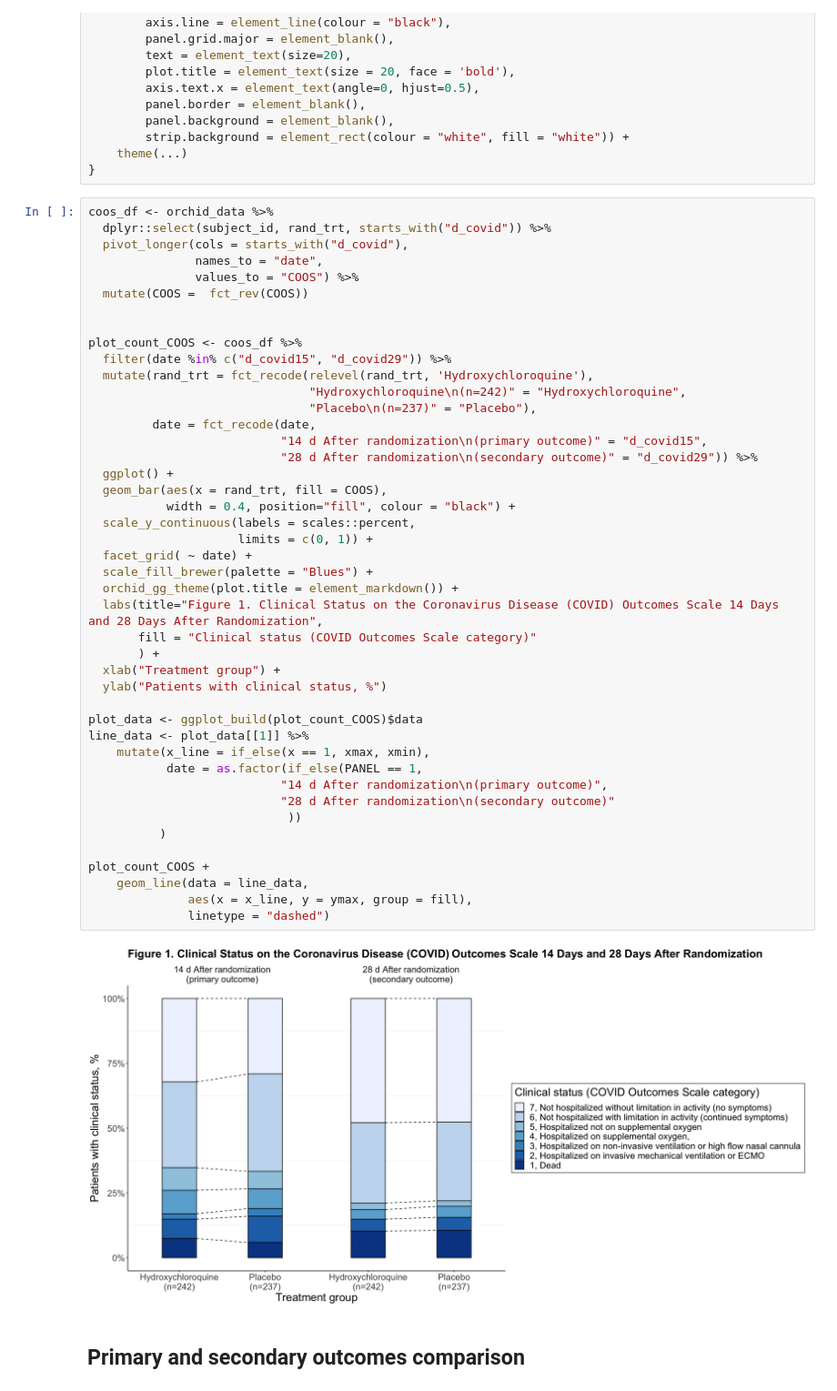
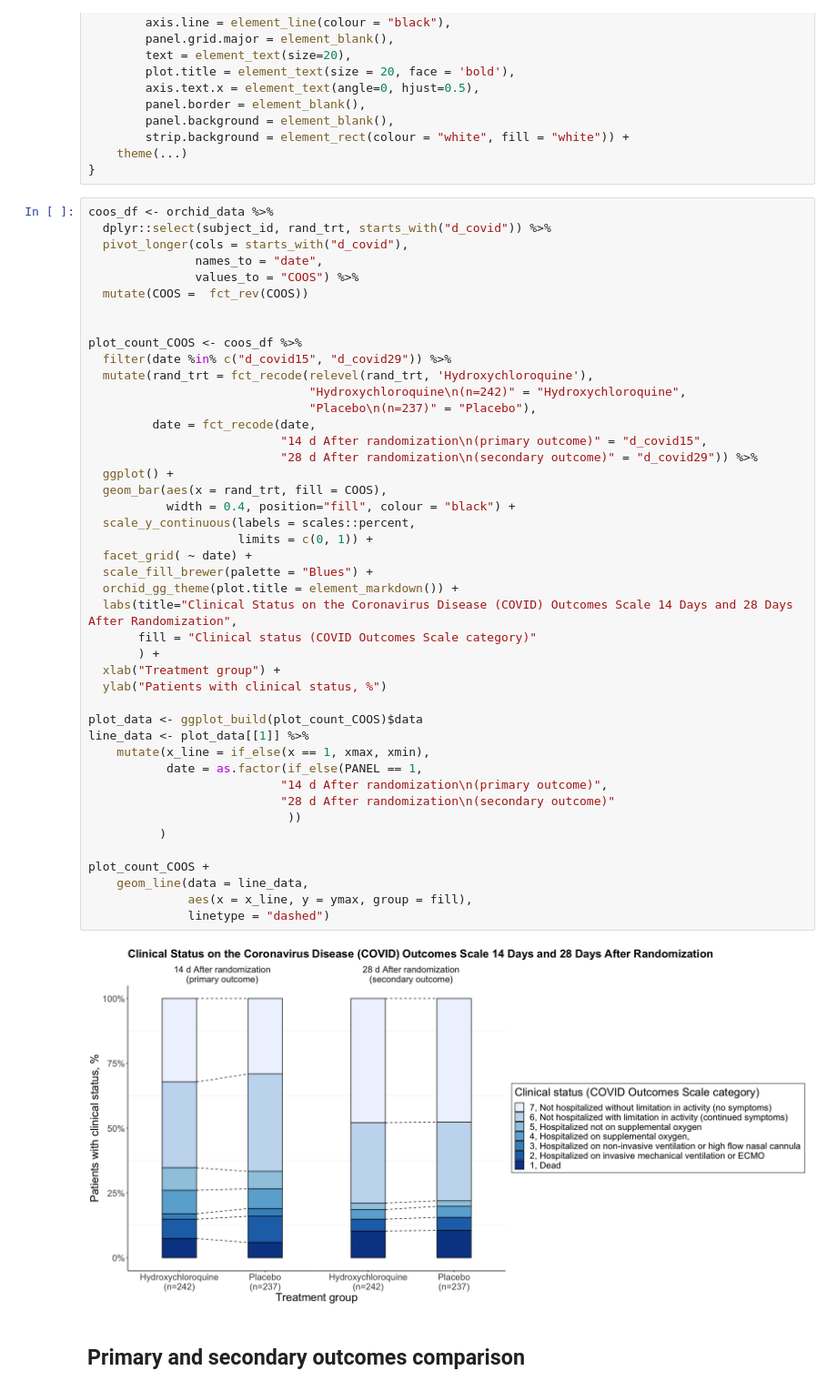
Before and after one commit to hms-dbmi/Access-to-Data-using-PIC-SURE-API, a Jupyter notebook: NHLBI_BioData_Catalyst/R/ORCHID_COVID19.ipynb, the cells around one changed output. Shown at 91% size. Saved outputs shown, nothing was run; the diff lists cells and outputs as text.

```diff
--- a/NHLBI_BioData_Catalyst/R/ORCHID_COVID19.ipynb
+++ b/NHLBI_BioData_Catalyst/R/ORCHID_COVID19.ipynb
@@ -533,35 +533,35 @@ plot_count_COOS <- coos_df %>%
          date = fct_recode(date,
                            "14 d After randomization\n(primary outcome)" = "d_covid15",
                            "28 d After randomization\n(secondary outcome)" = "d_covid29")) %>%
   ggplot() +
   geom_bar(aes(x = rand_trt, fill = COOS),
            width = 0.4, position="fill", colour = "black") +
   scale_y_continuous(labels = scales::percent,
                      limits = c(0, 1)) +
   facet_grid( ~ date) +
   scale_fill_brewer(palette = "Blues") +
   orchid_gg_theme(plot.title = element_markdown()) +
-  labs(title="Figure 1. Clinical Status on the Coronavirus Disease (COVID) Outcomes Scale 14 Days and 28 Days After Randomization",
+  labs(title="Clinical Status on the Coronavirus Disease (COVID) Outcomes Scale 14 Days and 28 Days After Randomization",
        fill = "Clinical status (COVID Outcomes Scale category)"
        ) +
   xlab("Treatment group") +
   ylab("Patients with clinical status, %")
 
 plot_data <- ggplot_build(plot_count_COOS)$data
 line_data <- plot_data[[1]] %>%
     mutate(x_line = if_else(x == 1, xmax, xmin),
            date = as.factor(if_else(PANEL == 1,
                            "14 d After randomization\n(primary outcome)",
                            "28 d After randomization\n(secondary outcome)"
                             ))
           )
 
 plot_count_COOS +
     geom_line(data = line_data,
               aes(x = x_line, y = ymax, group = fill),
               linetype = "dashed")
 # %% [output]
-[figure, old version]
+[figure, new version]
 # %% [markdown]
 ## Primary and secondary outcomes comparison
 # %%
```
Also changed, not shown: parts of 4 cells of this notebook.
